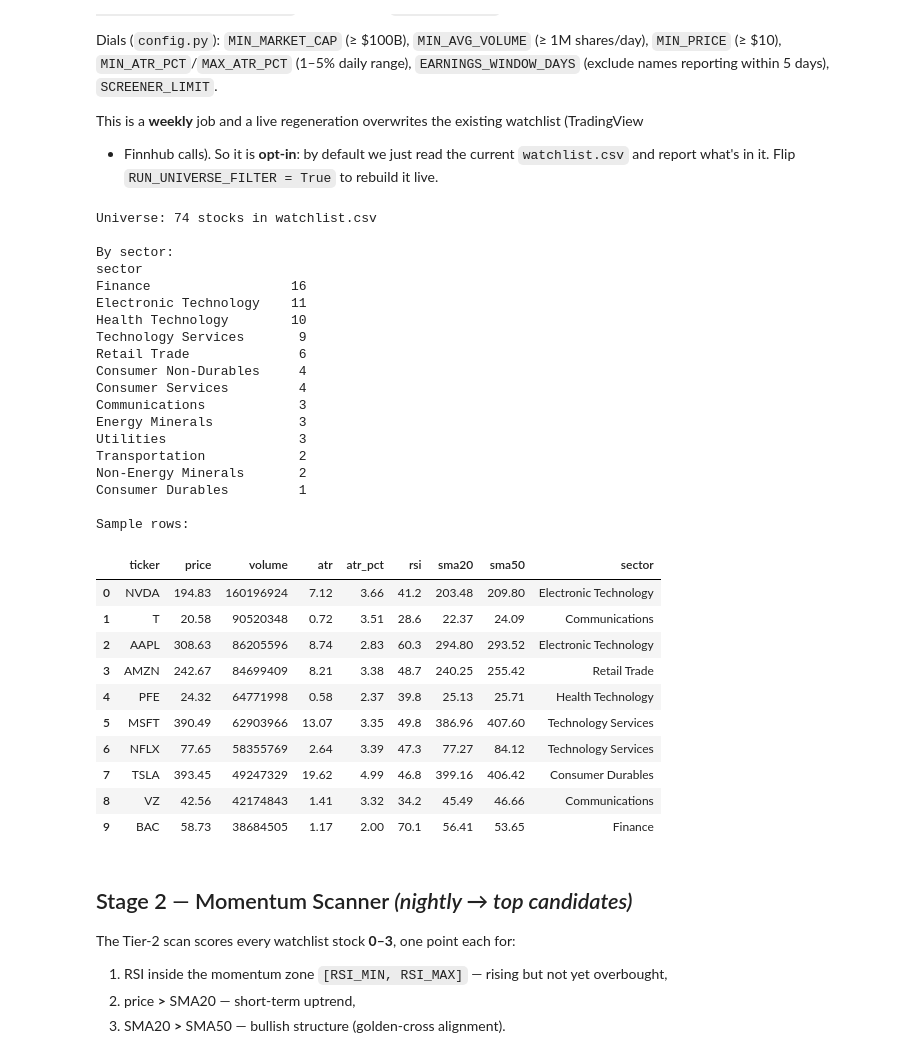
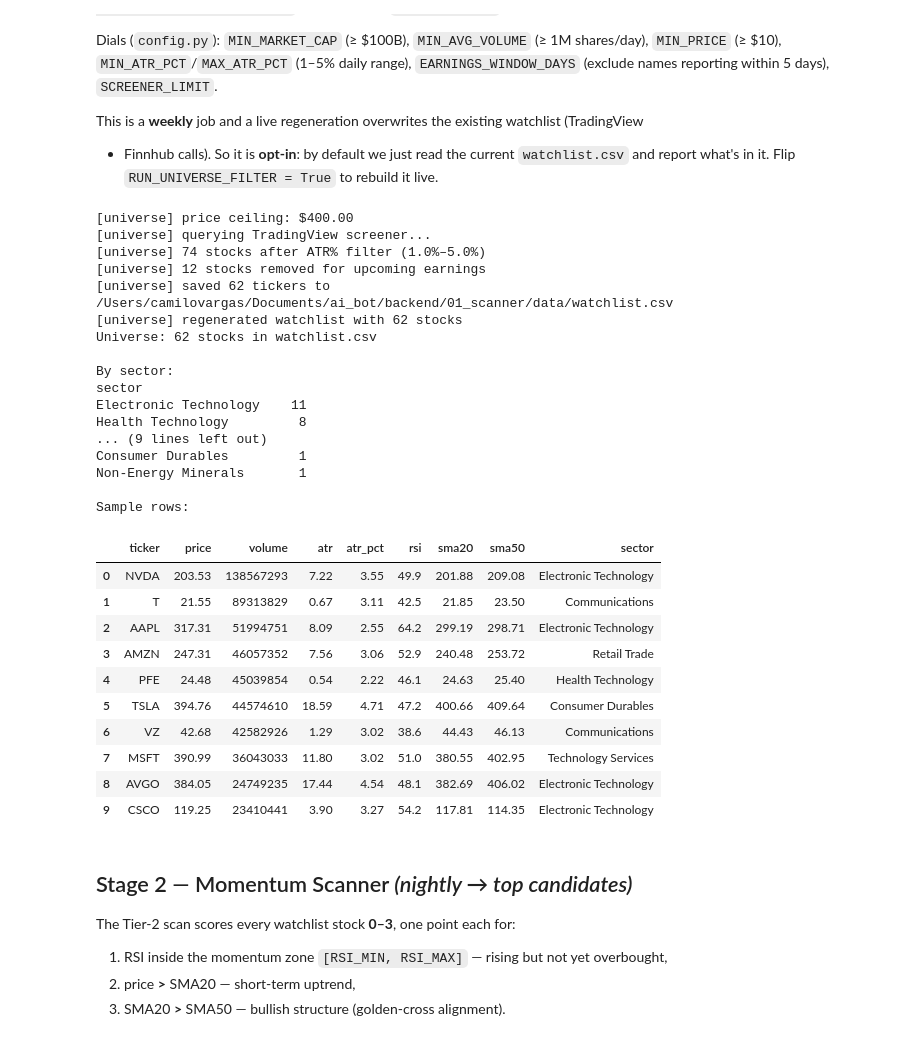
Before and after one commit to cavs1010/ai_bot, a Jupyter notebook: backend/full_pipeline_playground.ipynb, the cells around one changed output. Saved outputs shown, nothing was run; the diff lists cells and outputs as text; code cells hidden in the pictures.

```diff
--- a/backend/full_pipeline_playground.ipynb
+++ b/backend/full_pipeline_playground.ipynb
@@ -129,53 +147,51 @@ This is a **weekly** job and a live regeneration overwrites the existing watchli
 + Finnhub calls). So it is **opt-in**: by default we just read the current `watchlist.csv` and
 report what's in it. Flip `RUN_UNIVERSE_FILTER = True` to rebuild it live.
 # %%
-RUN_UNIVERSE_FILTER = False   # set True to rebuild watchlist.csv live (slow; overwrites!)
+RUN_UNIVERSE_FILTER = True   # set True to rebuild watchlist.csv live (slow; overwrites!)
 
 if RUN_UNIVERSE_FILTER:
     # max_price passed explicitly to skip the Alpaca portfolio lookup (reproducible runs).
     count = run_universe_filter(max_price=400.0)
     print(f'[universe] regenerated watchlist with {count} stocks')
 
 universe_df = pd.read_csv(WATCHLIST_PATH)
 print(f'Universe: {len(universe_df)} stocks in watchlist.csv\n')
 
 # Sector breakdown — how the universe is spread across the market.
 print('By sector:')
 print(universe_df['sector'].value_counts().to_string())
 
 print('\nSample rows:')
 universe_df.head(10)
 # %% [output]
-Universe: 74 stocks in watchlist.csv
+[universe] price ceiling: $400.00
+[universe] querying TradingView screener...
+[universe] 74 stocks after ATR% filter (1.0%–5.0%)
+[universe] 12 stocks removed for upcoming earnings
+[universe] saved 62 tickers to /Users/camilovargas/Documents/ai_bot/backend/01_scanner/data/watchlist.csv
+[universe] regenerated watchlist with 62 stocks
+Universe: 62 stocks in watchlist.csv
 
 By sector:
 sector
-Finance                  16
 Electronic Technology    11
-Health Technology        10
-Technology Services       9
-Retail Trade              6
-Consumer Non-Durables     4
-Consumer Services         4
-Communications            3
-Energy Minerals           3
-Utilities                 3
-Transportation            2
-Non-Energy Minerals       2
+Health Technology         8
+... (9 lines left out)
 Consumer Durables         1
+Non-Energy Minerals       1
 
 Sample rows:
 |  | ticker | price | volume | atr | atr_pct | rsi | sma20 | sma50 | sector |
-| 0 | NVDA | 194.83 | 160196924 | 7.12 | 3.66 | 41.2 | 203.48 | 209.80 | Electronic Technology |
-| 1 | T | 20.58 | 90520348 | 0.72 | 3.51 | 28.6 | 22.37 | 24.09 | Communications |
-| 2 | AAPL | 308.63 | 86205596 | 8.74 | 2.83 | 60.3 | 294.80 | 293.52 | Electronic Technology |
-| 3 | AMZN | 242.67 | 84699409 | 8.21 | 3.38 | 48.7 | 240.25 | 255.42 | Retail Trade |
-| 4 | PFE | 24.32 | 64771998 | 0.58 | 2.37 | 39.8 | 25.13 | 25.71 | Health Technology |
-| 5 | MSFT | 390.49 | 62903966 | 13.07 | 3.35 | 49.8 | 386.96 | 407.60 | Technology Services |
-| 6 | NFLX | 77.65 | 58355769 | 2.64 | 3.39 | 47.3 | 77.27 | 84.12 | Technology Services |
-| 7 | TSLA | 393.45 | 49247329 | 19.62 | 4.99 | 46.8 | 399.16 | 406.42 | Consumer Durables |
-| 8 | VZ | 42.56 | 42174843 | 1.41 | 3.32 | 34.2 | 45.49 | 46.66 | Communications |
-| 9 | BAC | 58.73 | 38684505 | 1.17 | 2.00 | 70.1 | 56.41 | 53.65 | Finance |
+| 0 | NVDA | 203.53 | 138567293 | 7.22 | 3.55 | 49.9 | 201.88 | 209.08 | Electronic Technology |
+| 1 | T | 21.55 | 89313829 | 0.67 | 3.11 | 42.5 | 21.85 | 23.50 | Communications |
+| 2 | AAPL | 317.31 | 51994751 | 8.09 | 2.55 | 64.2 | 299.19 | 298.71 | Electronic Technology |
+| 3 | AMZN | 247.31 | 46057352 | 7.56 | 3.06 | 52.9 | 240.48 | 253.72 | Retail Trade |
+| 4 | PFE | 24.48 | 45039854 | 0.54 | 2.22 | 46.1 | 24.63 | 25.40 | Health Technology |
+| 5 | TSLA | 394.76 | 44574610 | 18.59 | 4.71 | 47.2 | 400.66 | 409.64 | Consumer Durables |
+| 6 | VZ | 42.68 | 42582926 | 1.29 | 3.02 | 38.6 | 44.43 | 46.13 | Communications |
+| 7 | MSFT | 390.99 | 36043033 | 11.80 | 3.02 | 51.0 | 380.55 | 402.95 | Technology Services |
+| 8 | AVGO | 384.05 | 24749235 | 17.44 | 4.54 | 48.1 | 382.69 | 406.02 | Electronic Technology |
+| 9 | CSCO | 119.25 | 23410441 | 3.90 | 3.27 | 54.2 | 117.81 | 114.35 | Electronic Technology |
 # %% [markdown]
 ## Stage 2 — Momentum Scanner  *(nightly → top candidates)*
 
```
Also changed, not shown: parts of 11 cells of this notebook, 5 other files.
